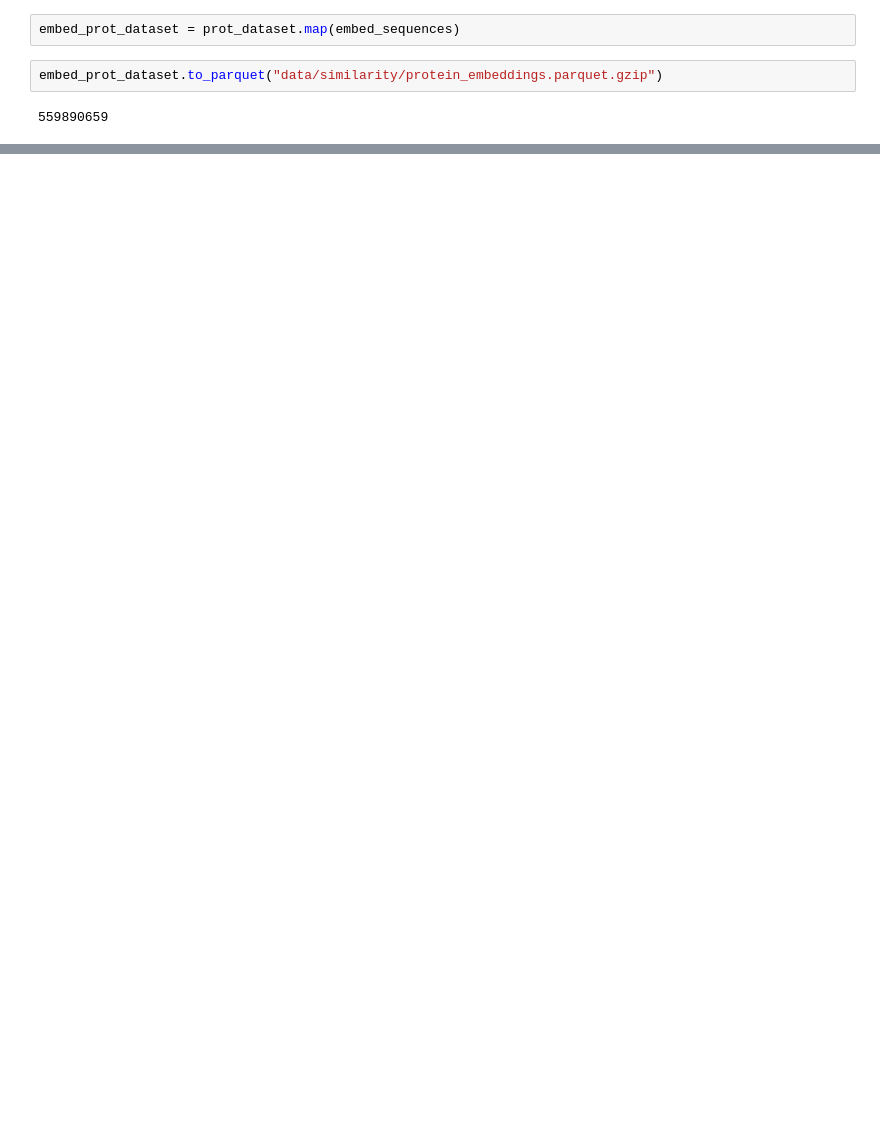
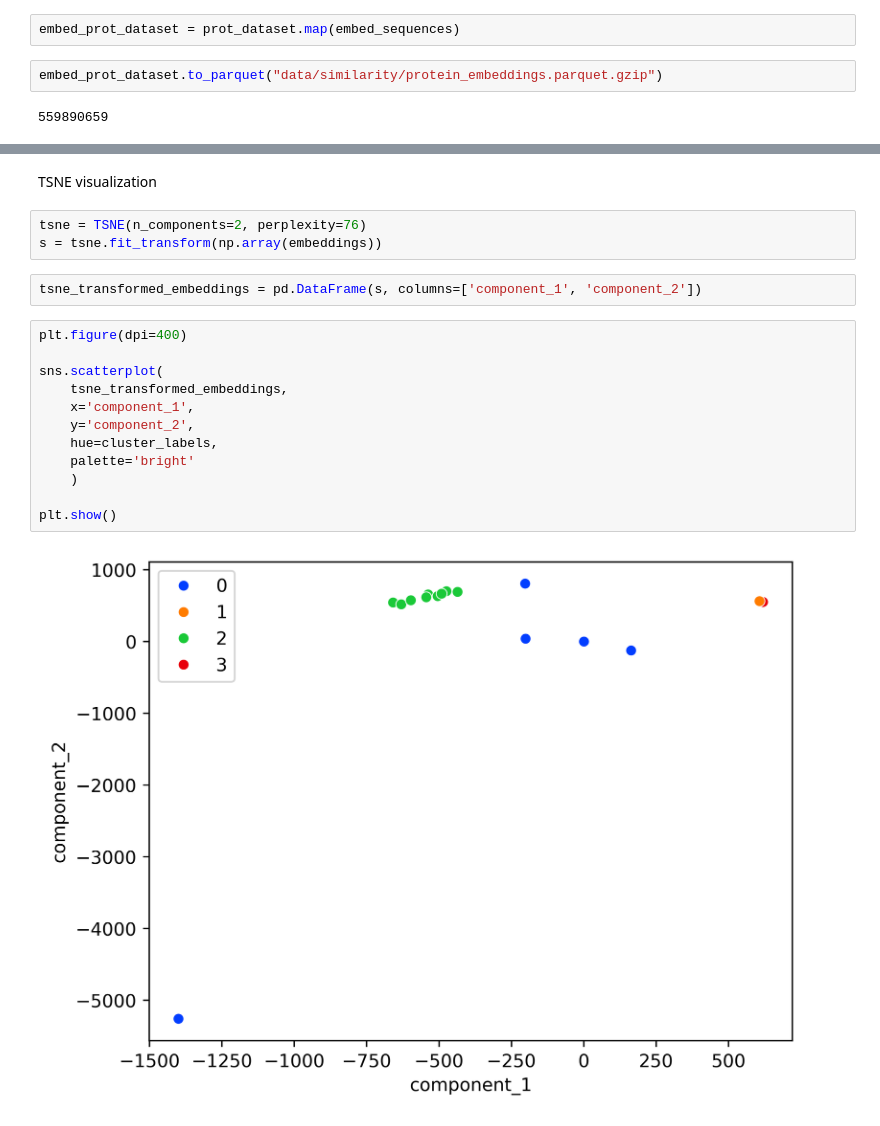
Before and after one commit to GenerativeMolMachines/BiopolymersKG, a Jupyter notebook: notebooks/protein_embeddings.ipynb, the cells around one changed output, grey strips where cells are left out. Saved outputs shown, nothing was run; the diff lists cells and outputs as text; blank space fills up the shorter version.

```diff
--- a/notebooks/protein_embeddings.ipynb
+++ b/notebooks/protein_embeddings.ipynb
@@ -69,0 +189,21 @@ kmeans = KMeans()
+# %% [markdown]
+TSNE visualization
+# %%
+tsne = TSNE(n_components=2, perplexity=76)
+s = tsne.fit_transform(np.array(embeddings))
+# %%
+tsne_transformed_embeddings = pd.DataFrame(s, columns=['component_1', 'component_2'])
+# %%
+plt.figure(dpi=400)
+
+sns.scatterplot(
+    tsne_transformed_embeddings,
+    x='component_1',
+    y='component_2',
+    hue=cluster_labels,
+    palette='bright'
+    )
+
+plt.show()
+# %% [output]
+[figure, added]
```
Also changed, not shown: parts of 23 cells of this notebook, 2 other files.
